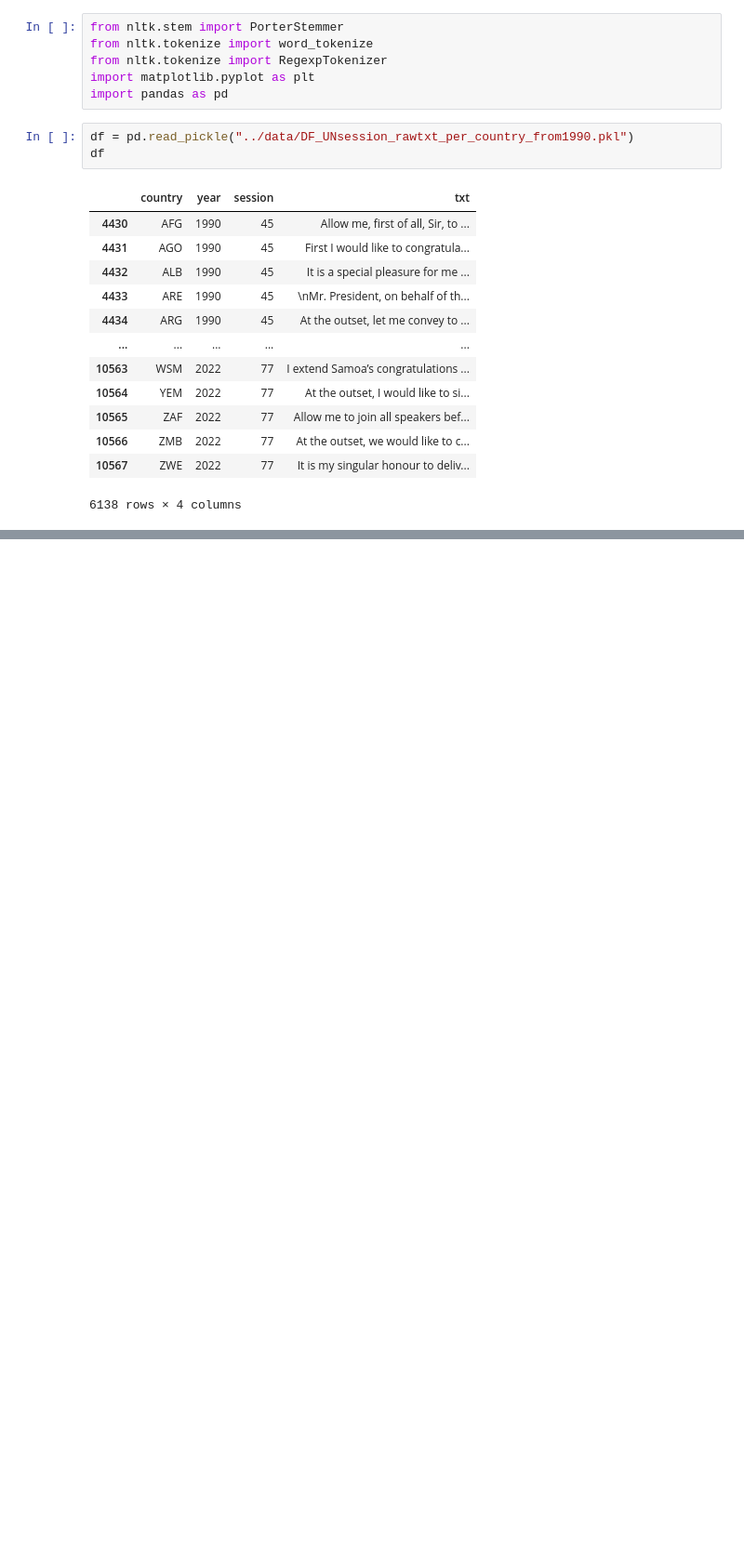
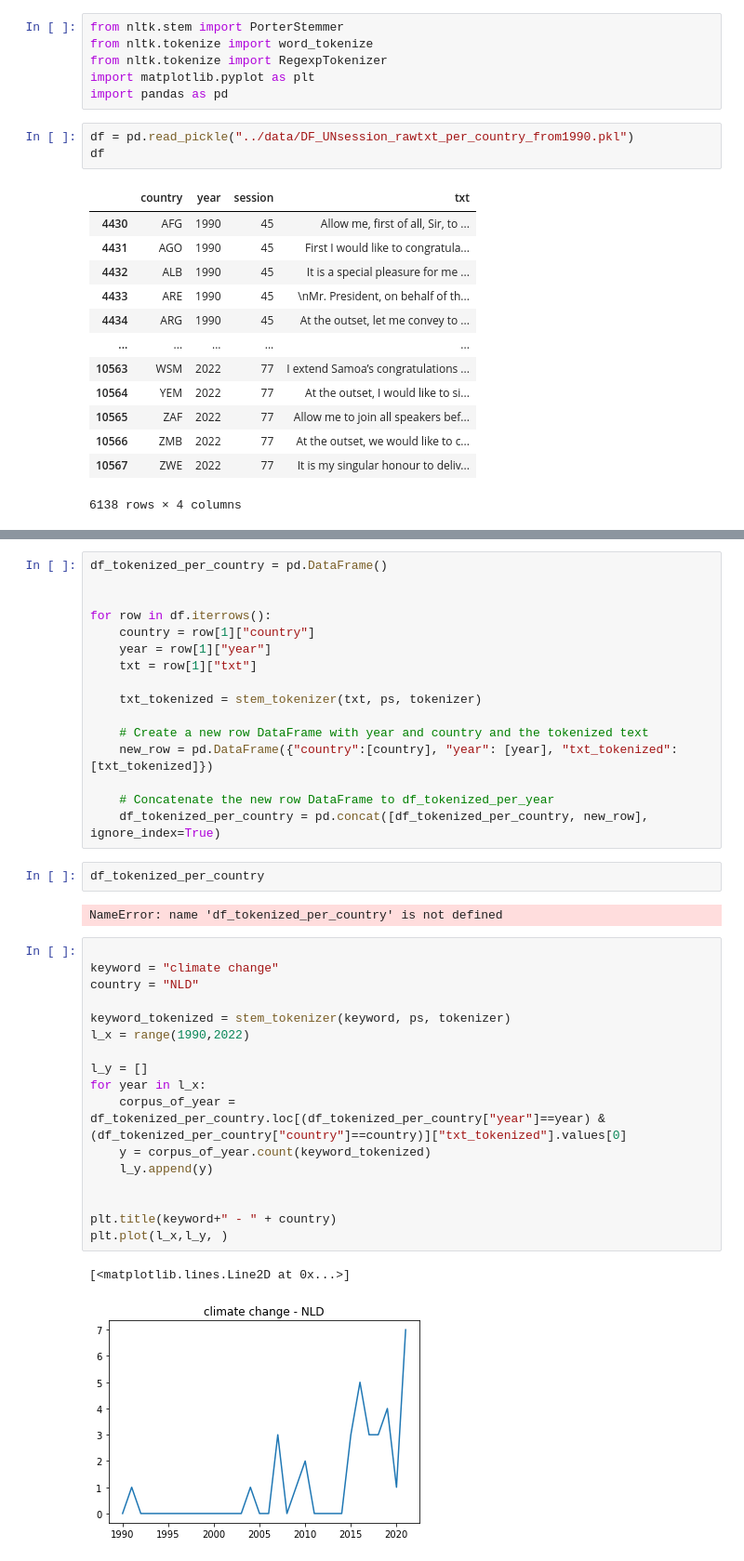
Before and after one commit to JuliusHuizing/fundamentals_of_data_science_shared, a Jupyter notebook: notebooks/UNsession_tokenized_from_1990.ipynb, the cells around one changed output, grey strips where cells are left out. Shown at 93% size. Saved outputs shown, nothing was run; the diff lists cells and outputs as text; blank space fills up the shorter version.

```diff
--- a/notebooks/UNsession_tokenized_from_1990.ipynb
+++ b/notebooks/UNsession_tokenized_from_1990.ipynb
@@ -120,0 +179,40 @@ plt.plot(l_x,l_y, )
+# %%
+df_tokenized_per_country = pd.DataFrame()
+
+
+for row in df.iterrows():
+    country = row[1]["country"]
+    year = row[1]["year"]
+    txt = row[1]["txt"]
+
+    txt_tokenized = stem_tokenizer(txt, ps, tokenizer)
+
+    # Create a new row DataFrame with year and country and the tokenized text
+    new_row = pd.DataFrame({"country":[country], "year": [year], "txt_tokenized": [txt_tokenized]})
+
+    # Concatenate the new row DataFrame to df_tokenized_per_year
+    df_tokenized_per_country = pd.concat([df_tokenized_per_country, new_row], ignore_index=True)
+# %%
+df_tokenized_per_country
+# %% [output]
+NameError: name 'df_tokenized_per_country' is not defined
+# %%
+
+keyword = "climate change"
+country = "NLD"
+
+keyword_tokenized = stem_tokenizer(keyword, ps, tokenizer)
+l_x = range(1990,2022)
+
+l_y = []
+for year in l_x:
+    corpus_of_year = df_tokenized_per_country.loc[(df_tokenized_per_country["year"]==year) & (df_tokenized_per_country["country"]==country)]["txt_tokenized"].values[0]
+    y = corpus_of_year.count(keyword_tokenized)
+    l_y.append(y)
+
+
+plt.title(keyword+" - " + country)
+plt.plot(l_x,l_y, )
+# %% [output]
+[<matplotlib.lines.Line2D at 0x...>]
+[figure, added]
```
Also changed, not shown: parts of 7 cells of this notebook.
